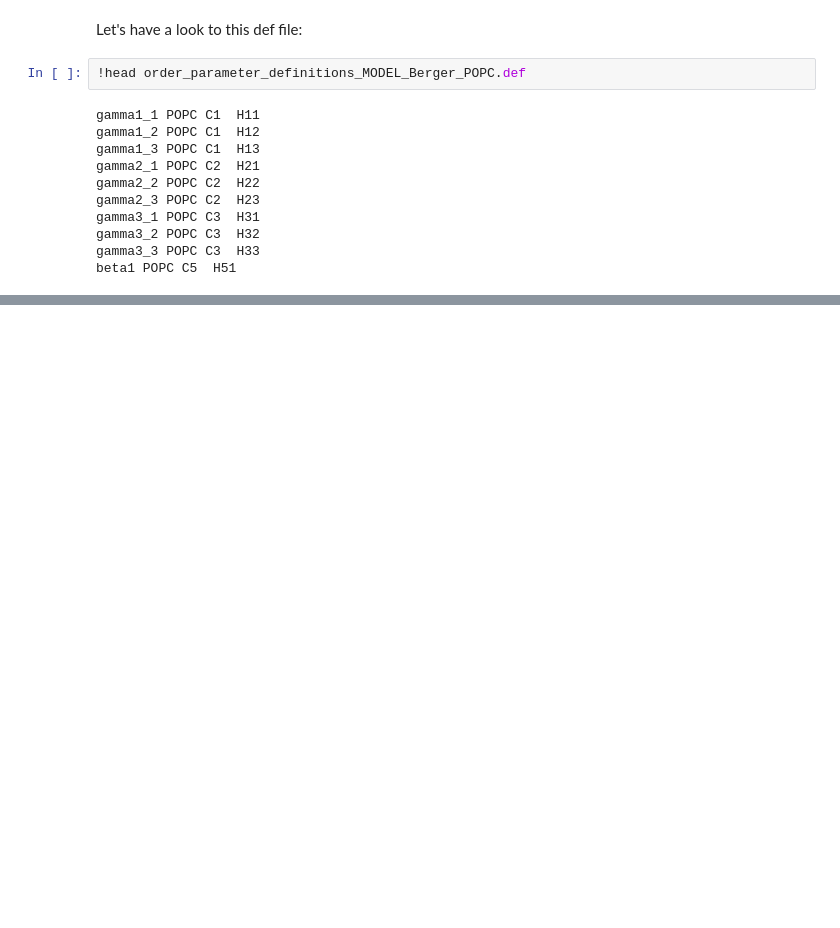
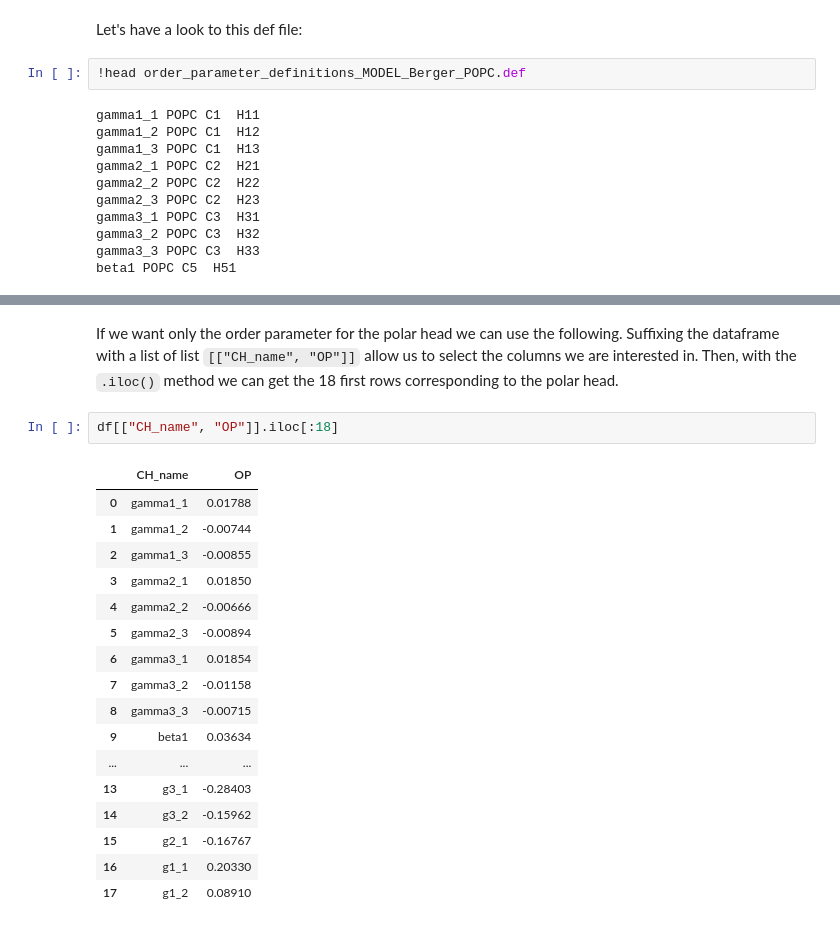
Before and after one commit to patrickfuchs/buildH, a Jupyter notebook: docs/notebooks/Berger_POPC_25ns_buildH_calcOP.ipynb, the cells around one changed output, grey strips where cells are left out. Cells and saved outputs as stored; diff of their text form; blank space fills up the shorter version.

```diff
--- a/docs/notebooks/Berger_POPC_25ns_buildH_calcOP.ipynb
+++ b/docs/notebooks/Berger_POPC_25ns_buildH_calcOP.ipynb
@@ -174,0 +219,22 @@ For each C-H we get the mean order parameter (OP_mean), its standard deviation (
+# %% [markdown]
+If we want only the order parameter for the polar head we can use the following. Suffixing the dataframe with a list of list `[["CH_name", "OP"]]` allow us to select the columns we are interested in. Then, with the `.iloc()` method we can get the 18 first rows corresponding to the polar head.
+# %%
+df[["CH_name", "OP"]].iloc[:18]
+# %% [output]
+|  | CH_name | OP |
+| 0 | gamma1_1 | 0.01788 |
+| 1 | gamma1_2 | -0.00744 |
+| 2 | gamma1_3 | -0.00855 |
+| 3 | gamma2_1 | 0.01850 |
+| 4 | gamma2_2 | -0.00666 |
+| 5 | gamma2_3 | -0.00894 |
+| 6 | gamma3_1 | 0.01854 |
+| 7 | gamma3_2 | -0.01158 |
+| 8 | gamma3_3 | -0.00715 |
+| 9 | beta1 | 0.03634 |
+| ... | ... | ... |
+| 13 | g3_1 | -0.28403 |
+| 14 | g3_2 | -0.15962 |
+| 15 | g2_1 | -0.16767 |
+| 16 | g1_1 | 0.20330 |
+| 17 | g1_2 | 0.08910 |
```
Also changed, not shown: parts of 27 cells of this notebook.
